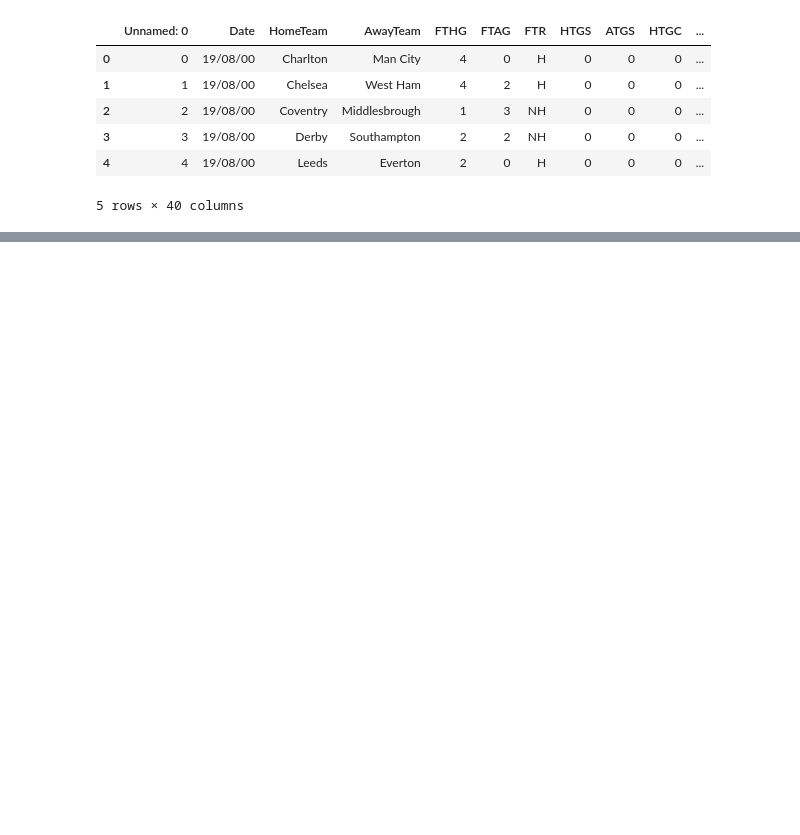
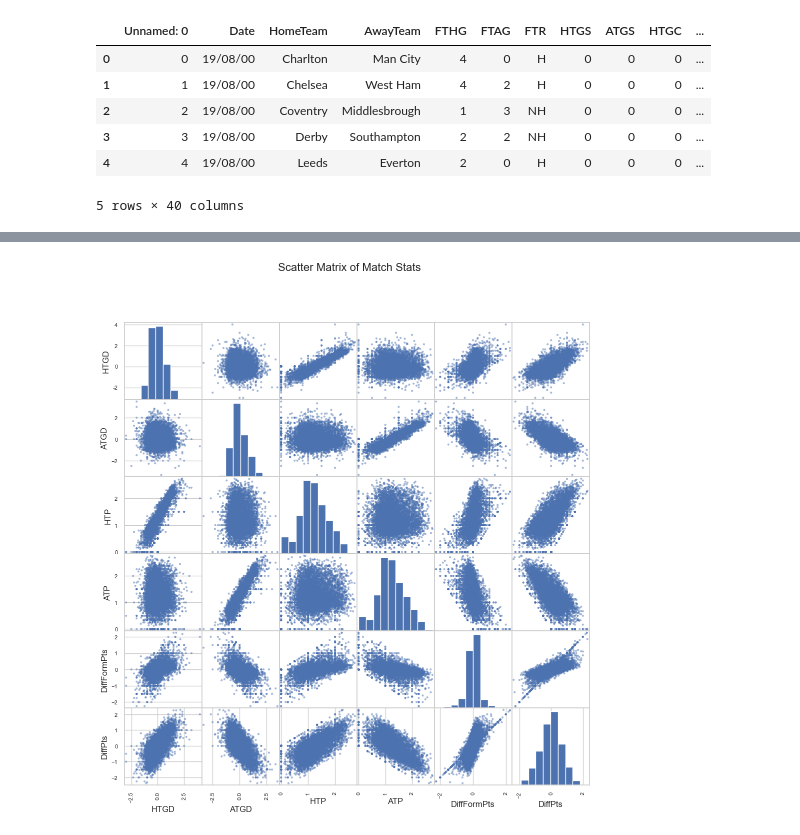
Before and after one commit to sahildayal/PremierLeagueMLProject, a Jupyter notebook: main.ipynb, the cells around one changed output, grey strips where cells are left out. Drawn from its saved outputs; the diff is of its cells as text; code cells hidden in the pictures; blank space fills up the shorter version.

```diff
--- a/main.ipynb
+++ b/main.ipynb
@@ -21,0 +73,8 @@ df.head()
+# %%
+numeric_cols = ['HTGD', 'ATGD', 'HTP', 'ATP', 'DiffFormPts', 'DiffPts']
+
+pd.plotting.scatter_matrix(df[numeric_cols], figsize=(12, 12))
+plt.suptitle("Scatter Matrix of Match Stats", fontsize=16)
+plt.show()
+# %% [output]
+[figure, added]
```
Also changed, not shown: parts of 2 cells of this notebook.
